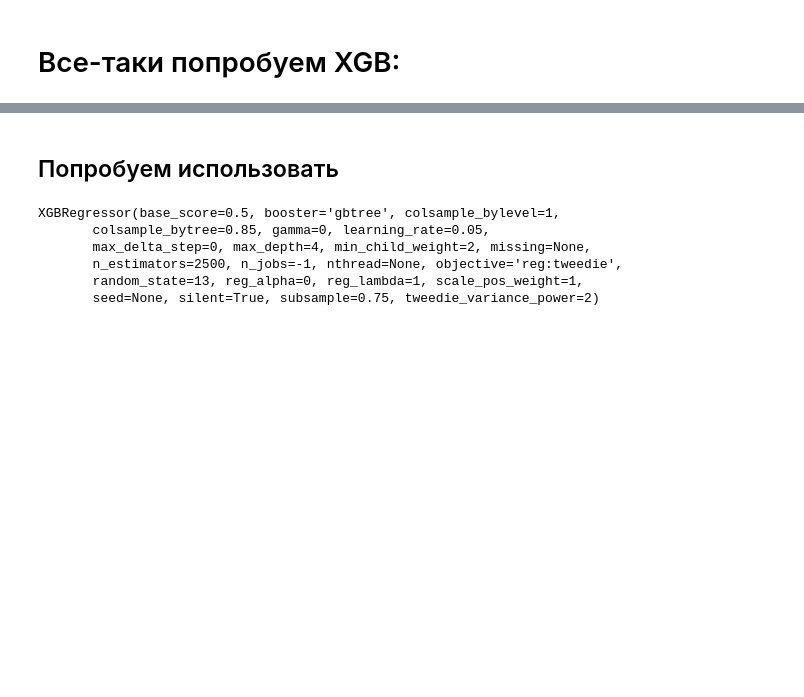
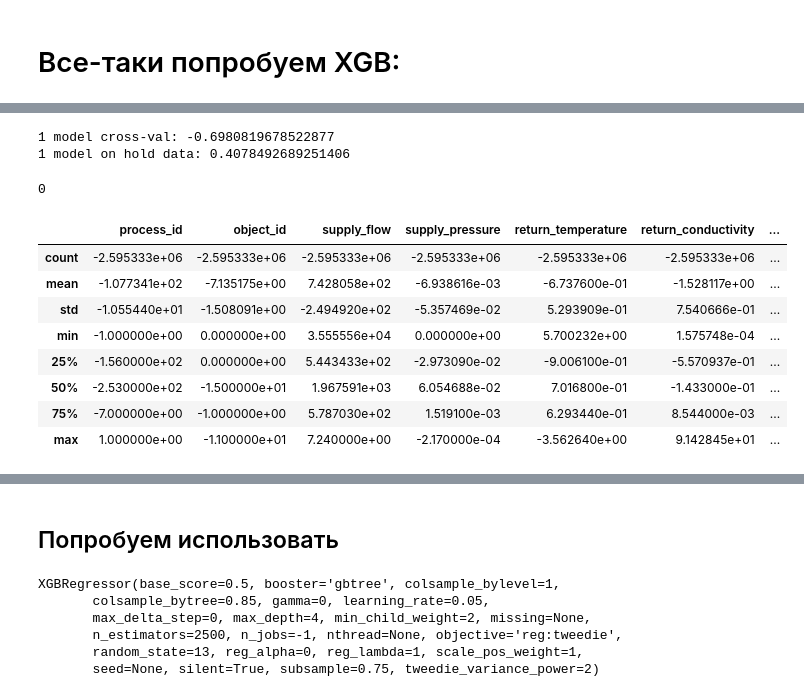
Before and after one commit to paniquex/MSU_2course_selection, a Jupyter notebook: first_task/Untitled.ipynb, the cells around one changed output, grey strips where cells are left out. Drawn from its saved outputs; the diff is of its cells as text; code cells hidden in the pictures; blank space fills up the shorter version.

```diff
--- a/first_task/Untitled.ipynb
+++ b/first_task/Untitled.ipynb
@@ -591,0 +644,52 @@ models_validation(train_features_xgb, np.ravel(train_labels), [xgb], 5)
+# %%
+models_validation(train_features_xgb, np.ravel(train_labels), [xgb], 4)
+#1 model cross-val: -0.6976118997139746    / 2500, 4
+#1 model on hold data: 0.4225839457350144
+
+#1 model cross-val: -0.628342546601321  // full_train, value = -500
+#1 model on hold data: 0.35848399642714535
+
+
+#1 model cross-val: -0.6797203086008728  //1000, 4
+#1 model on hold data: 0.4376841697925037
+
+#1 model cross-val: -0.6458567155913184     //full train
+#1 model on hold data: 0.39365593013255623
+
+
+
+
+#1 model cross-val: -0.6980819678522877   //1000, 4, // without objects
+#1 model on hold data: 0.4078492689251406
+
+#1 model cross-val: -0.5975201510398016   // full train, value = mean
+#1 model on hold data: 0.3782901096158676
+
+#1 model cross-val: -0.6198080922886419   // value = -500000
+#1 model on hold data: 0.3639437758412007
+
+#1 model cross-val: -0.6148424080614234   // value = -500
+#1 model on hold data: 0.37352344676955995
+
+
+#1 model cross-val: -0.7083886612578387     1000, 5
+#1 model on hold data: 0.4214137427647076
+
+#1 model cross-val: -0.6980819678522877  // 1000, 5; without objects
+#1 model on hold data: 0.4078492689251406
+# %% [output]
+1 model cross-val: -0.6980819678522877
+1 model on hold data: 0.4078492689251406
+0
+# %%
+test_data.describe() - train_data.describe()
+# %% [output]
+|  | process_id | object_id | supply_flow | supply_pressure | return_temperature | return_conductivity | ... |
+| count | -2.595333e+06 | -2.595333e+06 | -2.595333e+06 | -2.595333e+06 | -2.595333e+06 | -2.595333e+06 | ... |
+| mean | -1.077341e+02 | -7.135175e+00 | 7.428058e+02 | -6.938616e-03 | -6.737600e-01 | -1.528117e+00 | ... |
+| std | -1.055440e+01 | -1.508091e+00 | -2.494920e+02 | -5.357469e-02 | 5.293909e-01 | 7.540666e-01 | ... |
+| min | -1.000000e+00 | 0.000000e+00 | 3.555556e+04 | 0.000000e+00 | 5.700232e+00 | 1.575748e-04 | ... |
+| 25% | -1.560000e+02 | 0.000000e+00 | 5.443433e+02 | -2.973090e-02 | -9.006100e-01 | -5.570937e-01 | ... |
+| 50% | -2.530000e+02 | -1.500000e+01 | 1.967591e+03 | 6.054688e-02 | 7.016800e-01 | -1.433000e-01 | ... |
+| 75% | -7.000000e+00 | -1.000000e+00 | 5.787030e+02 | 1.519100e-03 | 6.293440e-01 | 8.544000e-03 | ... |
+| max | 1.000000e+00 | -1.100000e+01 | 7.240000e+00 | -2.170000e-04 | -3.562640e+00 | 9.142845e+01 | ... |
```
Also changed, not shown: parts of 39 cells of this notebook.
